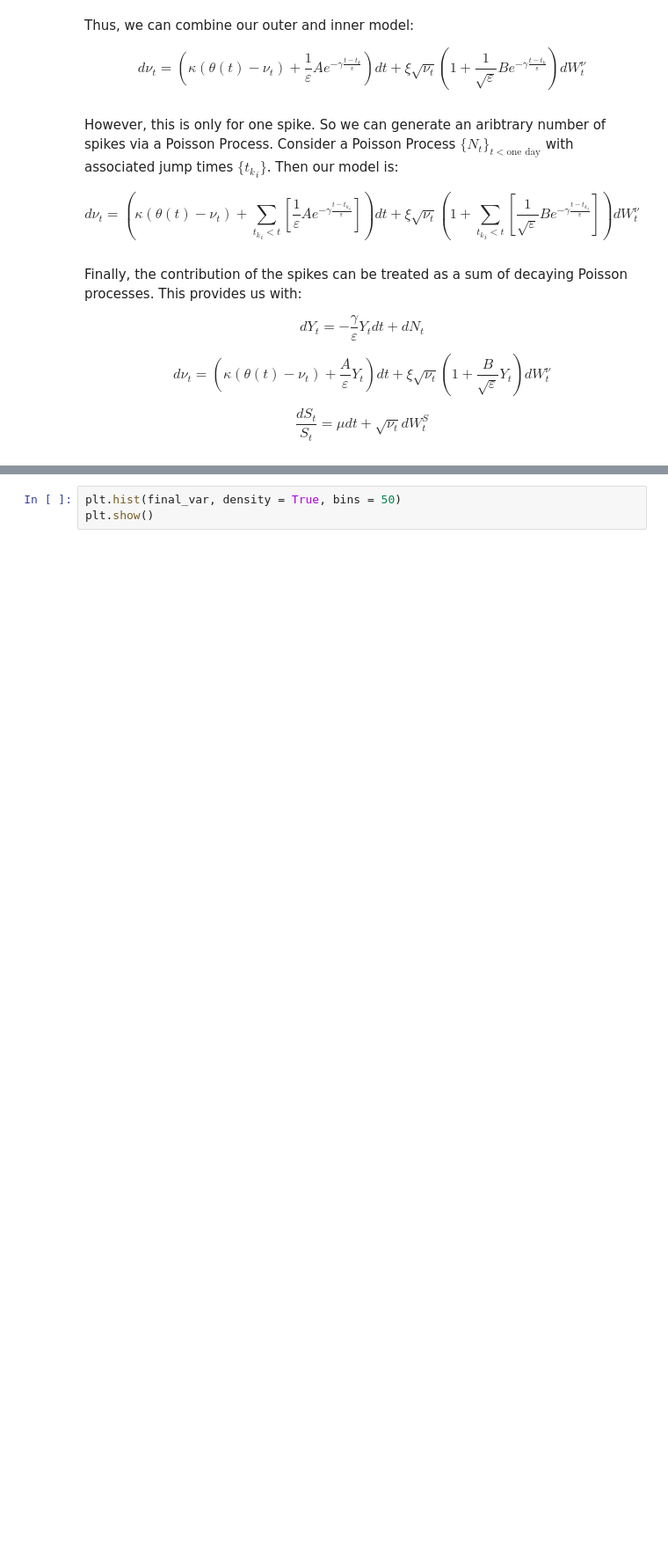
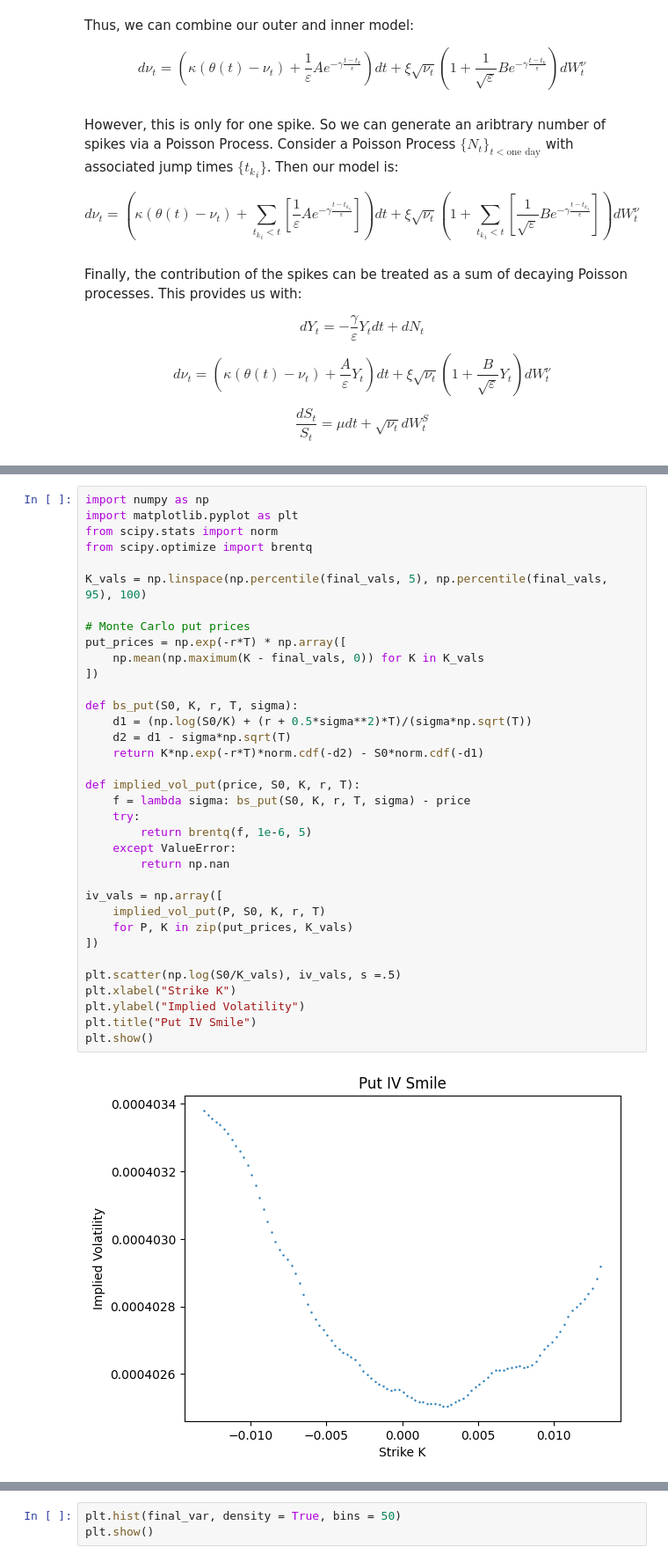
Before and after one commit to thomaskf99/m86, a Jupyter notebook: boundary_layer.ipynb, the cells around one changed output, grey strips where cells are left out. Shown at 88% size. Cells and saved outputs as stored; diff of their text form; blank space fills up the shorter version.

```diff
--- a/boundary_layer.ipynb
+++ b/boundary_layer.ipynb
@@ -181 +233,38 @@ for i in tqdm(range(100000)):
+# %%
+import numpy as np
+import matplotlib.pyplot as plt
+from scipy.stats import norm
+from scipy.optimize import brentq
+
+K_vals = np.linspace(np.percentile(final_vals, 5), np.percentile(final_vals, 95), 100)
+
+# Monte Carlo put prices
+put_prices = np.exp(-r*T) * np.array([
+    np.mean(np.maximum(K - final_vals, 0)) for K in K_vals
+])
+
+def bs_put(S0, K, r, T, sigma):
+    d1 = (np.log(S0/K) + (r + 0.5*sigma**2)*T)/(sigma*np.sqrt(T))
+    d2 = d1 - sigma*np.sqrt(T)
+    return K*np.exp(-r*T)*norm.cdf(-d2) - S0*norm.cdf(-d1)
+
+def implied_vol_put(price, S0, K, r, T):
+    f = lambda sigma: bs_put(S0, K, r, T, sigma) - price
+    try:
+        return brentq(f, 1e-6, 5)
+    except ValueError:
+        return np.nan
+
+iv_vals = np.array([
+    implied_vol_put(P, S0, K, r, T)
+    for P, K in zip(put_prices, K_vals)
+])
+
+plt.scatter(np.log(S0/K_vals), iv_vals, s =.5)
+plt.xlabel("Strike K")
+plt.ylabel("Implied Volatility")
+plt.title("Put IV Smile")
+plt.show()
+# %% [output]
+[figure, added]
 # %%
```
Also changed, not shown: parts of 11 cells of this notebook, 1 other file.
